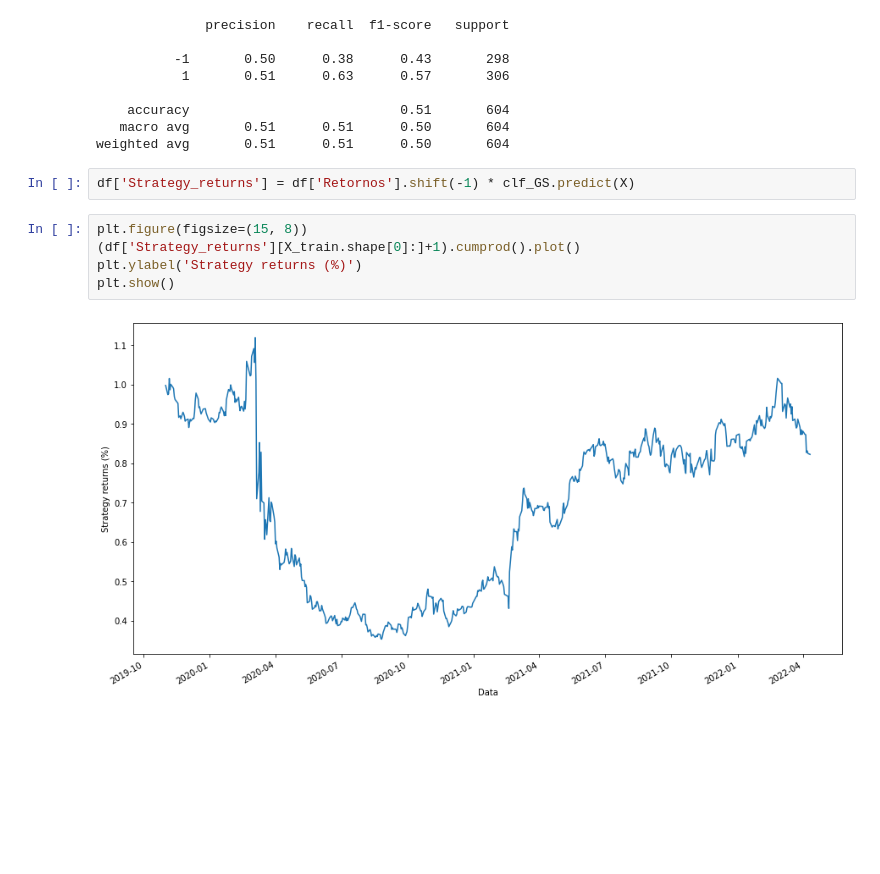
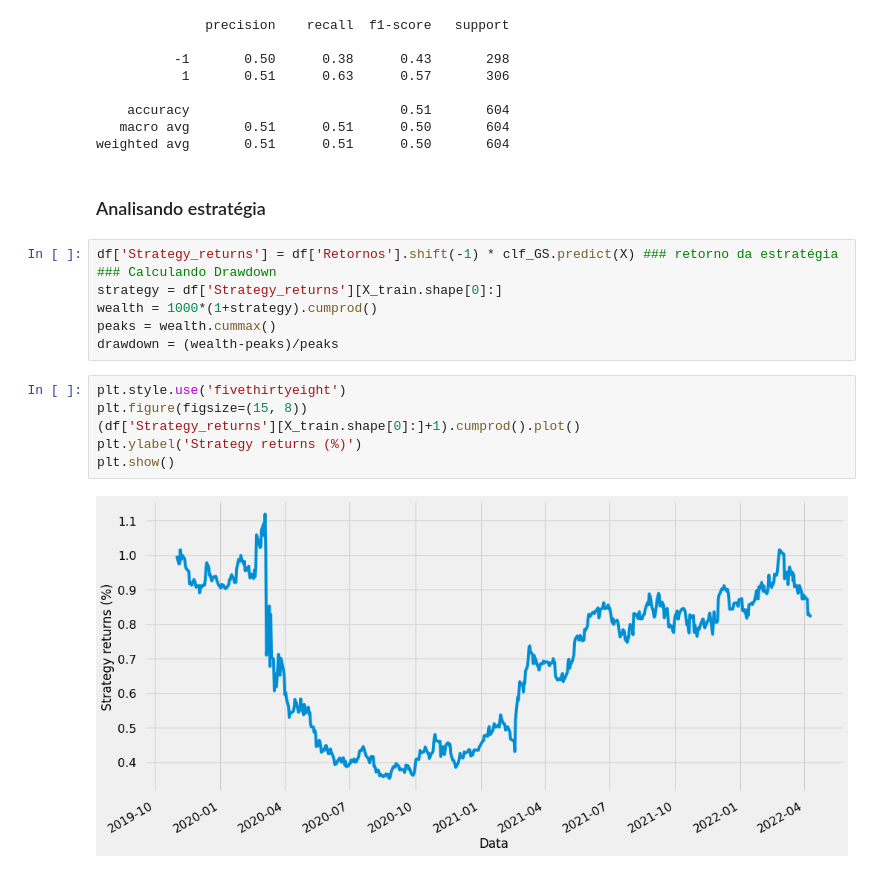
Before and after one commit to Jhonattanln/Decision_Tree, a Jupyter notebook: Decision_Tree_Classifier.ipynb, the cells around one changed output. Drawn from its saved outputs; the diff is of its cells as text; blank space fills up the shorter version.

```diff
--- a/Decision_Tree_Classifier.ipynb
+++ b/Decision_Tree_Classifier.ipynb
@@ -117,12 +117,20 @@ print(report)
     accuracy                           0.51       604
    macro avg       0.51      0.51      0.50       604
 weighted avg       0.51      0.51      0.50       604
-# %%
-df['Strategy_returns'] = df['Retornos'].shift(-1) * clf_GS.predict(X)
+# %% [markdown]
+### Analisando estratégia
+# %%
+df['Strategy_returns'] = df['Retornos'].shift(-1) * clf_GS.predict(X) ### retorno da estratégia
+### Calculando Drawdown
+strategy = df['Strategy_returns'][X_train.shape[0]:]
+wealth = 1000*(1+strategy).cumprod()
+peaks = wealth.cummax()
+drawdown = (wealth-peaks)/peaks
 # %%
+plt.style.use('fivethirtyeight')
 plt.figure(figsize=(15, 8))
 (df['Strategy_returns'][X_train.shape[0]:]+1).cumprod().plot()
 plt.ylabel('Strategy returns (%)')
 plt.show()
 # %% [output]
-[figure, old version]
+[figure, new version]
```
